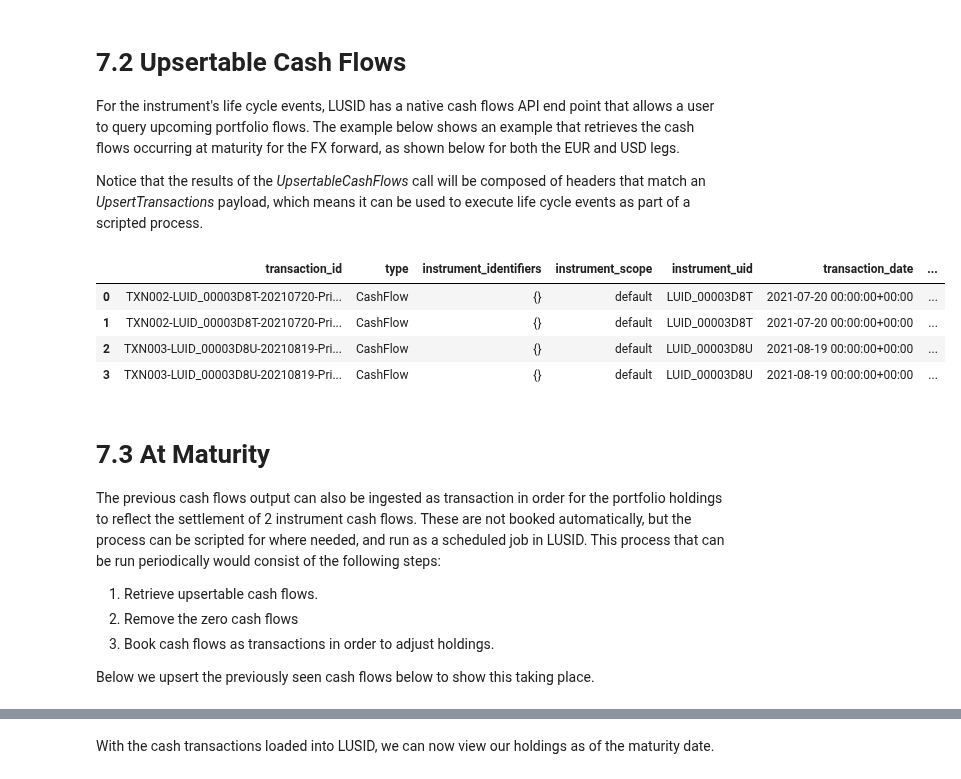
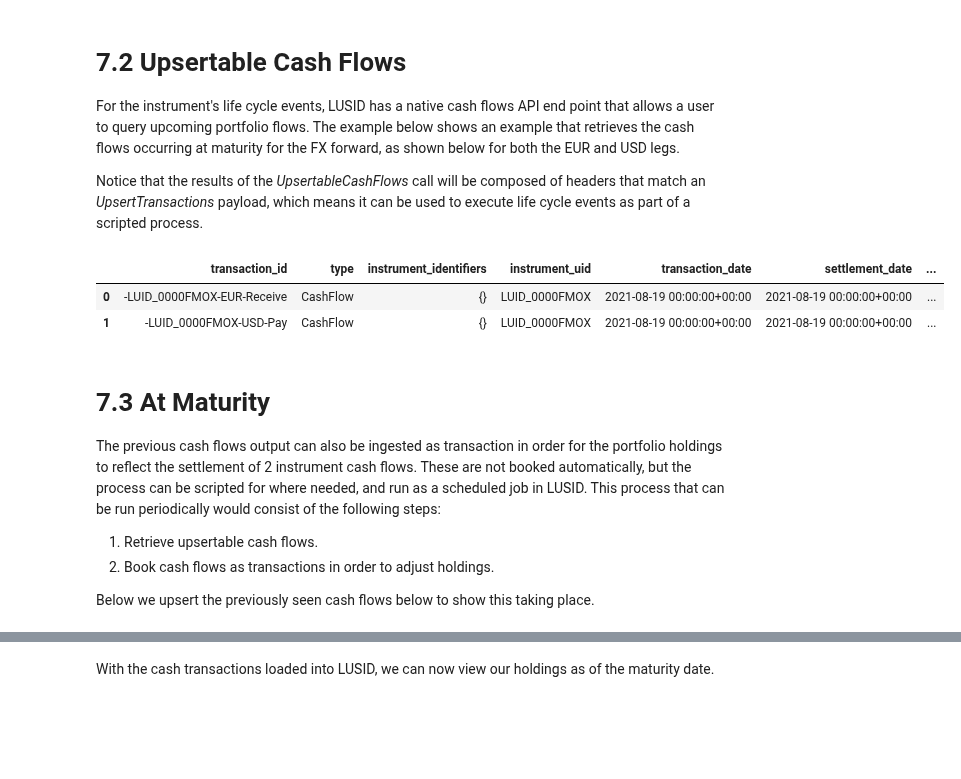
Before and after one commit to finbourne/sample-notebooks, a Jupyter notebook: examples/use-cases/instruments/FX Forward.ipynb, the cells around one changed output, grey strips where cells are left out. Saved outputs shown, nothing was run; the diff lists cells and outputs as text; code cells hidden in the pictures; blank space fills up the shorter version.

```diff
--- a/examples/use-cases/instruments/FX Forward.ipynb
+++ b/examples/use-cases/instruments/FX Forward.ipynb
@@ -740,32 +739,28 @@ Notice that the results of the _UpsertableCashFlows_ call will be composed of he
 # %%
 upsertable_cash_flows = transaction_portfolios_api.get_upsertable_portfolio_cash_flows(
     scope=scope,
     code=portfolio_code,
-    effective_at=unwind_date,
+    effective_at=trade_date,
     window_start=trade_date,
     window_end=maturity_date,
     recipe_id_scope=scope,
     recipe_id_code=net_recipe_code
 )
 
 # we create a dataframe out of the cash flows table and drop some columns to improve readability
 cash_flow_table = lusid_response_to_data_frame(upsertable_cash_flows)
-if(not cash_flow_table.empty):
-    cash_flow_table.drop(['instrument_identifiers', 'instrument_uid', 'properties', 'source', 'entry_date_time', 'transaction_currency', 'units', 'transaction_price.price', 'transaction_price.type', 'exchange_rate'], axis=1)
+cash_flow_table.drop(['instrument_identifiers', 'instrument_uid', 'properties', 'source', 'entry_date_time', 'transaction_currency', 'units', 'transaction_price.price', 'transaction_price.type', 'exchange_rate'], axis=1)
 cash_flow_table
 # %% [output]
-|  | transaction_id | type | instrument_identifiers | instrument_scope | instrument_uid | transaction_date | ... |
-| 0 | TXN002-LUID_00003D8T-20210720-Pri... | CashFlow | {} | default | LUID_00003D8T | 2021-07-20 00:00:00+00:00 | ... |
-| 1 | TXN002-LUID_00003D8T-20210720-Pri... | CashFlow | {} | default | LUID_00003D8T | 2021-07-20 00:00:00+00:00 | ... |
-| 2 | TXN003-LUID_00003D8U-20210819-Pri... | CashFlow | {} | default | LUID_00003D8U | 2021-08-19 00:00:00+00:00 | ... |
-| 3 | TXN003-LUID_00003D8U-20210819-Pri... | CashFlow | {} | default | LUID_00003D8U | 2021-08-19 00:00:00+00:00 | ... |
+|  | transaction_id | type | instrument_identifiers | instrument_uid | transaction_date | settlement_date | ... |
+| 0 | -LUID_0000FMOX-EUR-Receive | CashFlow | {} | LUID_0000FMOX | 2021-08-19 00:00:00+00:00 | 2021-08-19 00:00:00+00:00 | ... |
+| 1 | -LUID_0000FMOX-USD-Pay | CashFlow | {} | LUID_0000FMOX | 2021-08-19 00:00:00+00:00 | 2021-08-19 00:00:00+00:00 | ... |
 # %% [markdown]
 # 7.3 At Maturity
 
 The previous cash flows output can also be ingested as transaction in order for the portfolio holdings to reflect the settlement of 2 instrument cash flows. These are not booked automatically, but the process can be scripted for where needed, and run as a scheduled job in LUSID. This process that can be run periodically would consist of the following steps:
 1. Retrieve upsertable cash flows.
-2. Remove the zero cash flows
-3. Book cash flows as transactions in order to adjust holdings.
+2. Book cash flows as transactions in order to adjust holdings.
 
 Below we upsert the previously seen cash flows below to show this taking place.
 # %%
```
Also changed, not shown: parts of 17 cells of this notebook.
